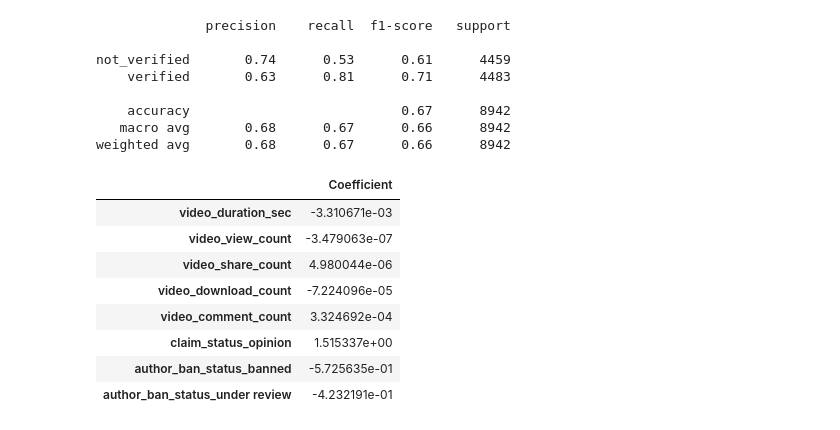
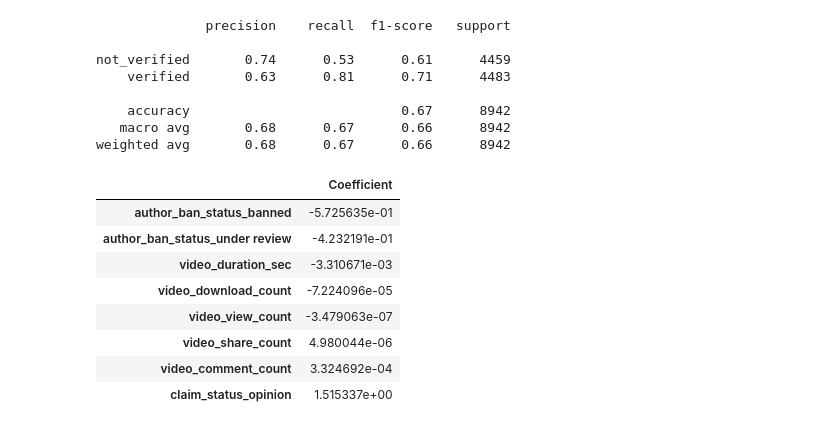
Before and after one commit to stanly20543/TikTok-project, a Jupyter notebook: TikTok project-4-Build logistic regression model.ipynb, the cells around one changed output. Saved outputs shown, nothing was run; the diff lists cells and outputs as text; code cells hidden in the pictures.

```diff
--- a/TikTok project-4-Build logistic regression model.ipynb
+++ b/TikTok project-4-Build logistic regression model.ipynb
@@ -355,14 +355,14 @@ weighted avg       0.68      0.67      0.66      8942
 # %%
 # Get the feature names from the model and the model coefficients
 Feature_importance = pd.DataFrame( {"Coefficient" : log_clf.coef_[0]}, index = log_clf.feature_names_in_)
-Feature_importance
+Feature_importance.sort_values(by = "Coefficient")
 # %% [output]
 |  | Coefficient |
+| author_ban_status_banned | -5.725635e-01 |
+| author_ban_status_under review | -4.232191e-01 |
 | video_duration_sec | -3.310671e-03 |
+| video_download_count | -7.224096e-05 |
 | video_view_count | -3.479063e-07 |
 | video_share_count | 4.980044e-06 |
-| video_download_count | -7.224096e-05 |
 | video_comment_count | 3.324692e-04 |
 | claim_status_opinion | 1.515337e+00 |
-| author_ban_status_banned | -5.725635e-01 |
-| author_ban_status_under review | -4.232191e-01 |
```
Also changed, not shown: parts of 2 cells of this notebook, 3 other files.
